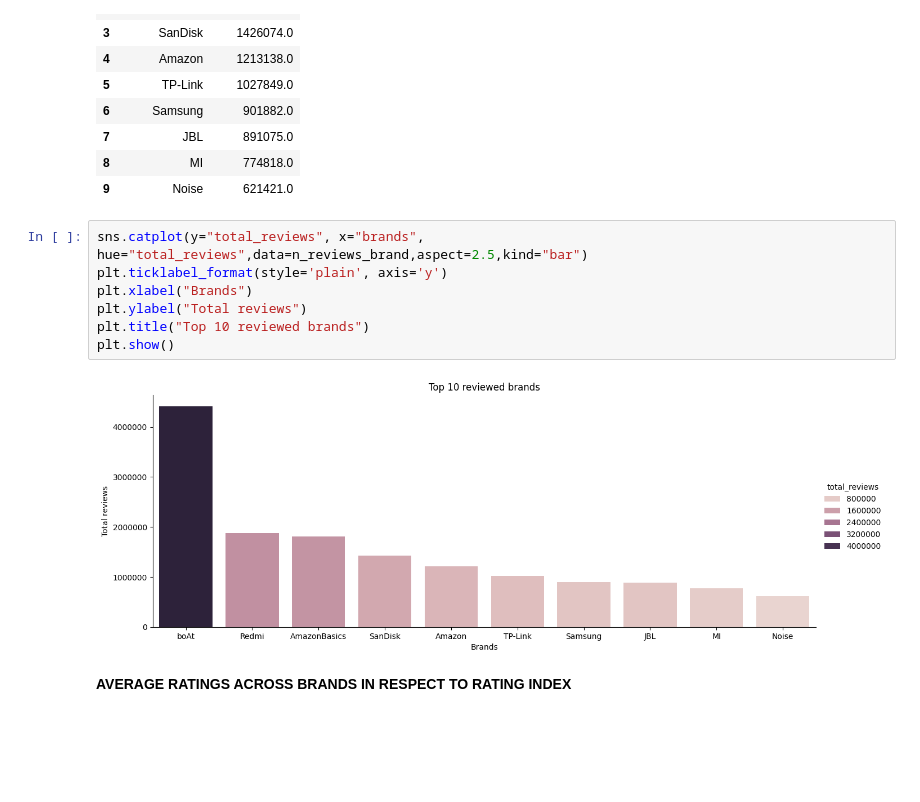
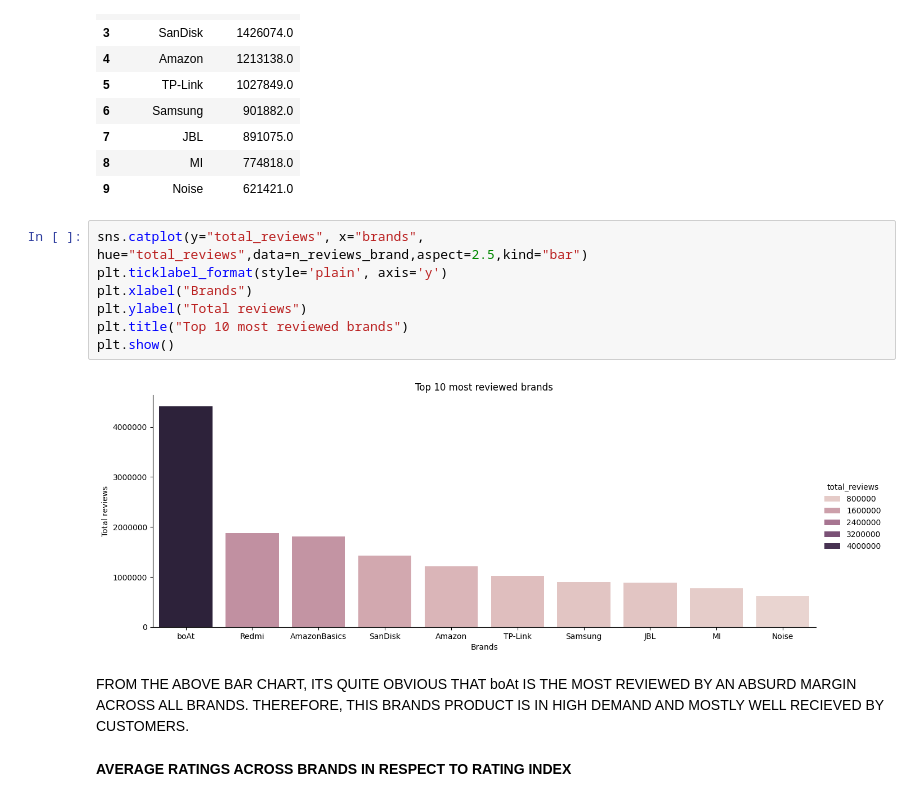
Before and after one commit to CKohwo/Ecommerce-strategy-blueprint, a Jupyter notebook: notebooks/03_exploratory_ data_analysis.ipynb, the cells around one changed output. Saved outputs shown, nothing was run; the diff lists cells and outputs as text; blank space fills up the shorter version.

```diff
--- a/notebooks/03_exploratory_ data_analysis.ipynb
+++ b/notebooks/03_exploratory_ data_analysis.ipynb
@@ -123,10 +125,12 @@ n_reviews_brand
 # %%
 sns.catplot(y="total_reviews", x="brands", hue="total_reviews",data=n_reviews_brand,aspect=2.5,kind="bar")
 plt.ticklabel_format(style='plain', axis='y')
 plt.xlabel("Brands")
 plt.ylabel("Total reviews")
-plt.title("Top 10 reviewed brands")
+plt.title("Top 10 most reviewed brands")
 plt.show()
 # %% [output]
-[figure, old version]
+[figure, new version]
+# %% [markdown]
+FROM THE ABOVE BAR CHART, ITS QUITE OBVIOUS THAT boAt IS THE MOST REVIEWED BY AN ABSURD MARGIN ACROSS ALL BRANDS. THEREFORE, THIS BRANDS PRODUCT IS IN HIGH DEMAND AND MOSTLY WELL RECIEVED BY CUSTOMERS.
 # %% [markdown]
```
Also changed, not shown: parts of 45 cells of this notebook.
